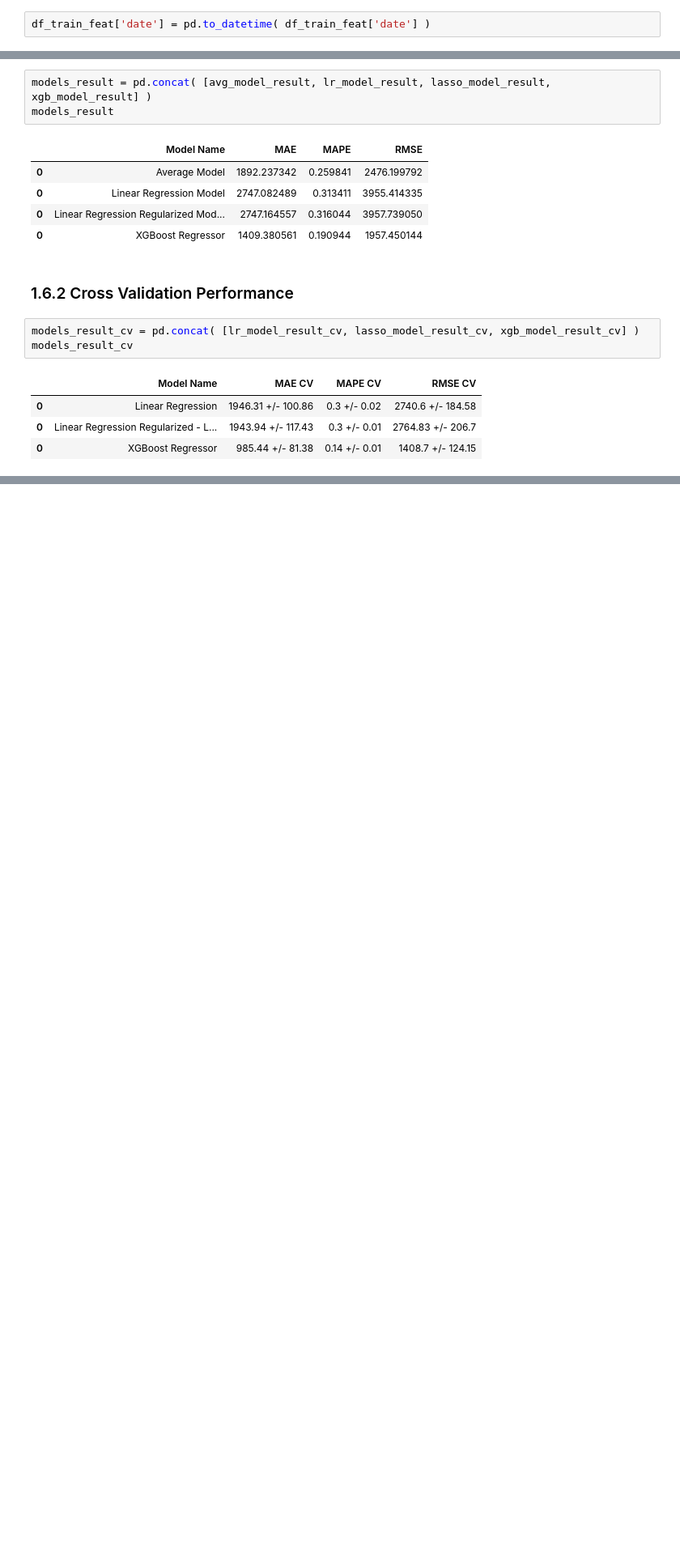
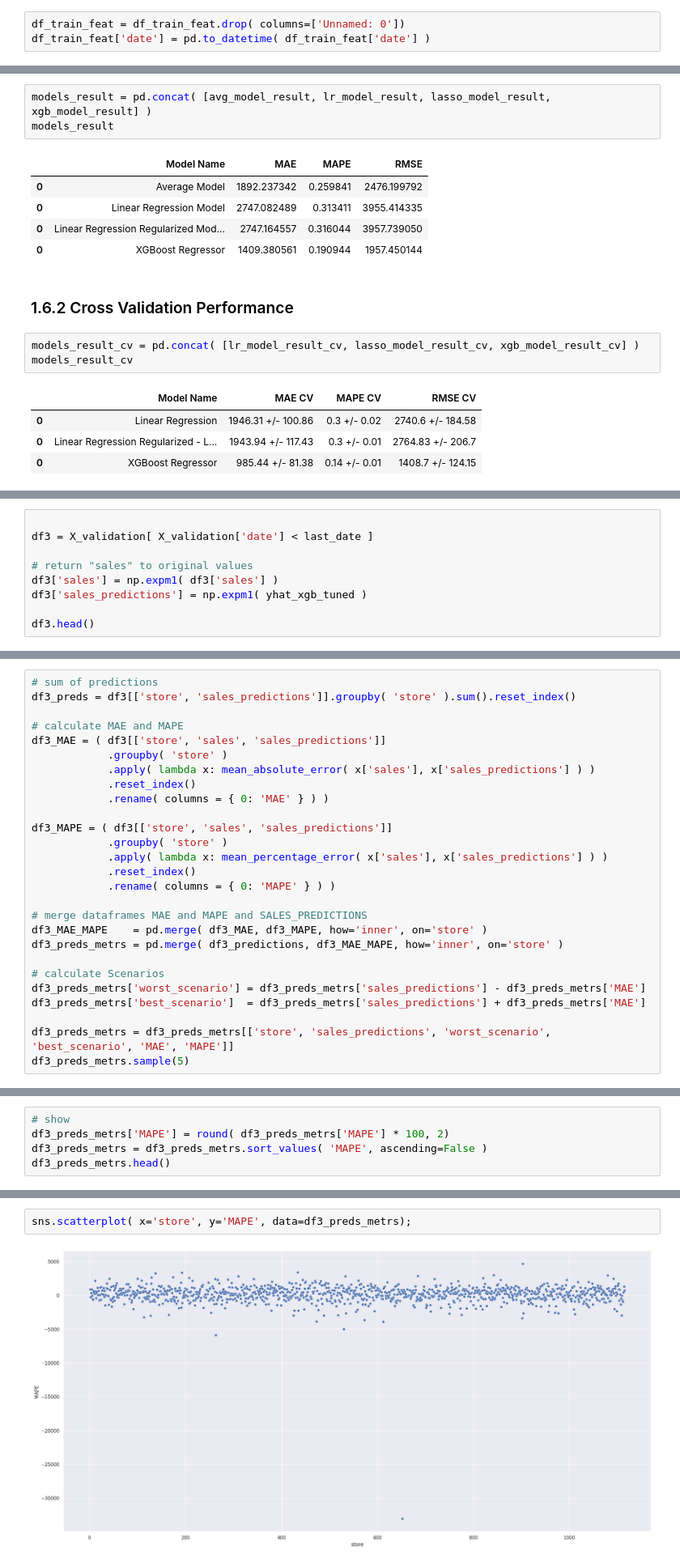
Before and after one commit to mendesdata/rossmann_store_sales, a Jupyter notebook: notebooks/rossmann_ml.ipynb, the cells around one changed output, grey strips where cells are left out. Shown at 81% size. Cells and saved outputs as stored; diff of their text form; blank space fills up the shorter version.

```diff
--- a/notebooks/rossmann_ml.ipynb
+++ b/notebooks/rossmann_ml.ipynb
@@ -22,6 +28,7 @@ df_train_feat = pd.read_csv( '../data/train_feat.csv',  low_memory= False )
 # %% [markdown]
 ## 0.3 Change Types
 # %%
+df_train_feat = df_train_feat.drop( columns=['Unnamed: 0'])
 df_train_feat['date'] = pd.to_datetime( df_train_feat['date'] )
 # %% [markdown]
 ## 0.3 Functions
@@ -295,0 +410,9 @@ models_result_cv
+# %%
+
+df3 = X_validation[ X_validation['date'] < last_date ]
+
+# return "sales" to original values
+df3['sales'] = np.expm1( df3['sales'] )
+df3['sales_predictions'] = np.expm1( yhat_xgb_tuned )
+
+df3.head()
@@ -295,0 +429,27 @@ models_result_cv
+# %%
+# sum of predictions
+df3_preds = df3[['store', 'sales_predictions']].groupby( 'store' ).sum().reset_index()
+
+# calculate MAE and MAPE
+df3_MAE = ( df3[['store', 'sales', 'sales_predictions']]
+            .groupby( 'store' )
+            .apply( lambda x: mean_absolute_error( x['sales'], x['sales_predictions'] ) )
+            .reset_index()
+            .rename( columns = { 0: 'MAE' } ) )
+
+df3_MAPE = ( df3[['store', 'sales', 'sales_predictions']]
+            .groupby( 'store' )
+            .apply( lambda x: mean_percentage_error( x['sales'], x['sales_predictions'] ) )
+            .reset_index()
+            .rename( columns = { 0: 'MAPE' } ) )
+
+# merge dataframes MAE and MAPE and SALES_PREDICTIONS
+df3_MAE_MAPE    = pd.merge( df3_MAE, df3_MAPE, how='inner', on='store' )
+df3_preds_metrs = pd.merge( df3_predictions, df3_MAE_MAPE, how='inner', on='store' )
+
+# calculate Scenarios
+df3_preds_metrs['worst_scenario'] = df3_preds_metrs['sales_predictions'] - df3_preds_metrs['MAE']
+df3_preds_metrs['best_scenario']  = df3_preds_metrs['sales_predictions'] + df3_preds_metrs['MAE']
+
+df3_preds_metrs = df3_preds_metrs[['store', 'sales_predictions', 'worst_scenario', 'best_scenario', 'MAE', 'MAPE']]
+df3_preds_metrs.sample(5)
@@ -295,0 +463,5 @@ models_result_cv
+# %%
+# show
+df3_preds_metrs['MAPE'] = round( df3_preds_metrs['MAPE'] * 100, 2)
+df3_preds_metrs = df3_preds_metrs.sort_values( 'MAPE', ascending=False )
+df3_preds_metrs.head()
@@ -295,0 +475,4 @@ models_result_cv
+# %%
+sns.scatterplot( x='store', y='MAPE', data=df3_preds_metrs);
+# %% [output]
+[figure, added]
```
Also changed, not shown: parts of 33 cells of this notebook, 9 other files.
